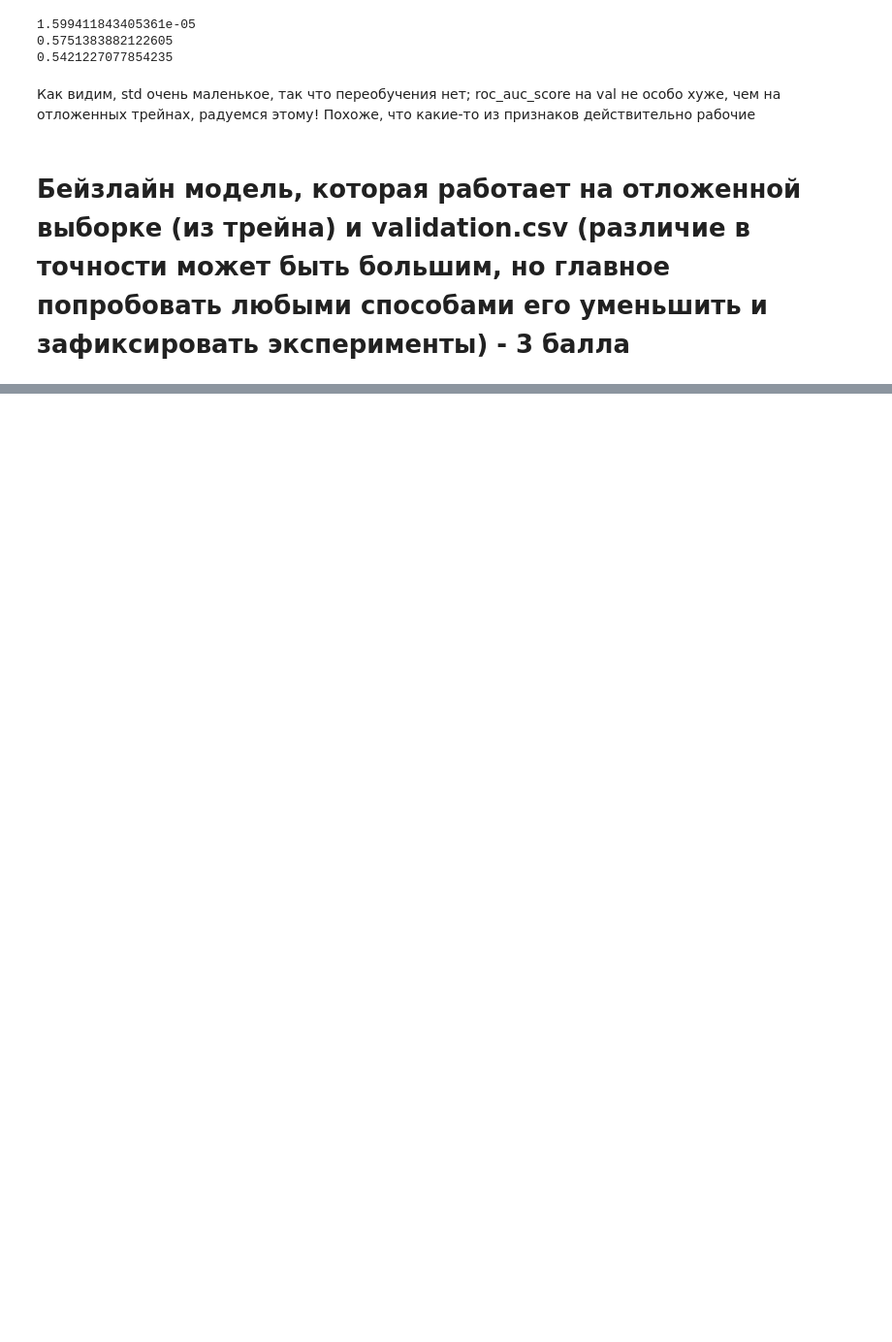
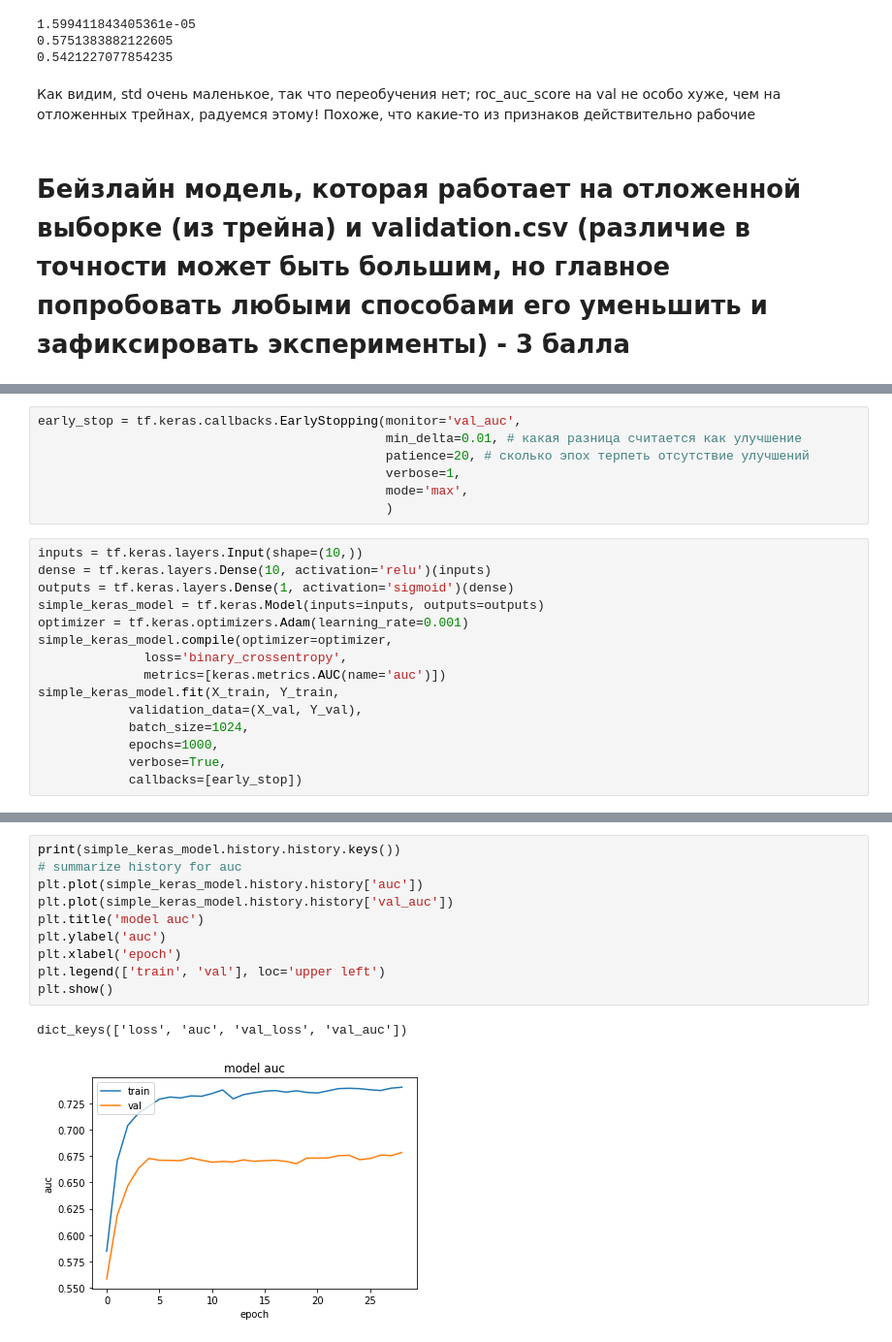
Before and after one commit to lwahomura/ML, a Jupyter notebook: Exam.ipynb, the cells around one changed output, grey strips where cells are left out. Shown at 97% size. Drawn from its saved outputs; the diff is of its cells as text; blank space fills up the shorter version.

```diff
--- a/Exam.ipynb
+++ b/Exam.ipynb
@@ -408,0 +353,22 @@ print(baseline_model.feature_importances_)
+# %%
+early_stop = tf.keras.callbacks.EarlyStopping(monitor='val_auc',
+                                              min_delta=0.01, # какая разница считается как улучшение
+                                              patience=20, # сколько эпох терпеть отсутствие улучшений
+                                              verbose=1,
+                                              mode='max',
+                                              )
+# %%
+inputs = tf.keras.layers.Input(shape=(10,))
+dense = tf.keras.layers.Dense(10, activation='relu')(inputs)
+outputs = tf.keras.layers.Dense(1, activation='sigmoid')(dense)
+simple_keras_model = tf.keras.Model(inputs=inputs, outputs=outputs)
+optimizer = tf.keras.optimizers.Adam(learning_rate=0.001)
+simple_keras_model.compile(optimizer=optimizer,
+              loss='binary_crossentropy',
+              metrics=[keras.metrics.AUC(name='auc')])
+simple_keras_model.fit(X_train, Y_train,
+            validation_data=(X_val, Y_val),
+            batch_size=1024,
+            epochs=1000,
+            verbose=True,
+            callbacks=[early_stop])
@@ -408,0 +394,13 @@ print(baseline_model.feature_importances_)
+# %%
+print(simple_keras_model.history.history.keys())
+# summarize history for auc
+plt.plot(simple_keras_model.history.history['auc'])
+plt.plot(simple_keras_model.history.history['val_auc'])
+plt.title('model auc')
+plt.ylabel('auc')
+plt.xlabel('epoch')
+plt.legend(['train', 'val'], loc='upper left')
+plt.show()
+# %% [output]
+dict_keys(['loss', 'auc', 'val_loss', 'val_auc'])
+[figure, added]
```
Also changed, not shown: parts of 60 cells of this notebook.
